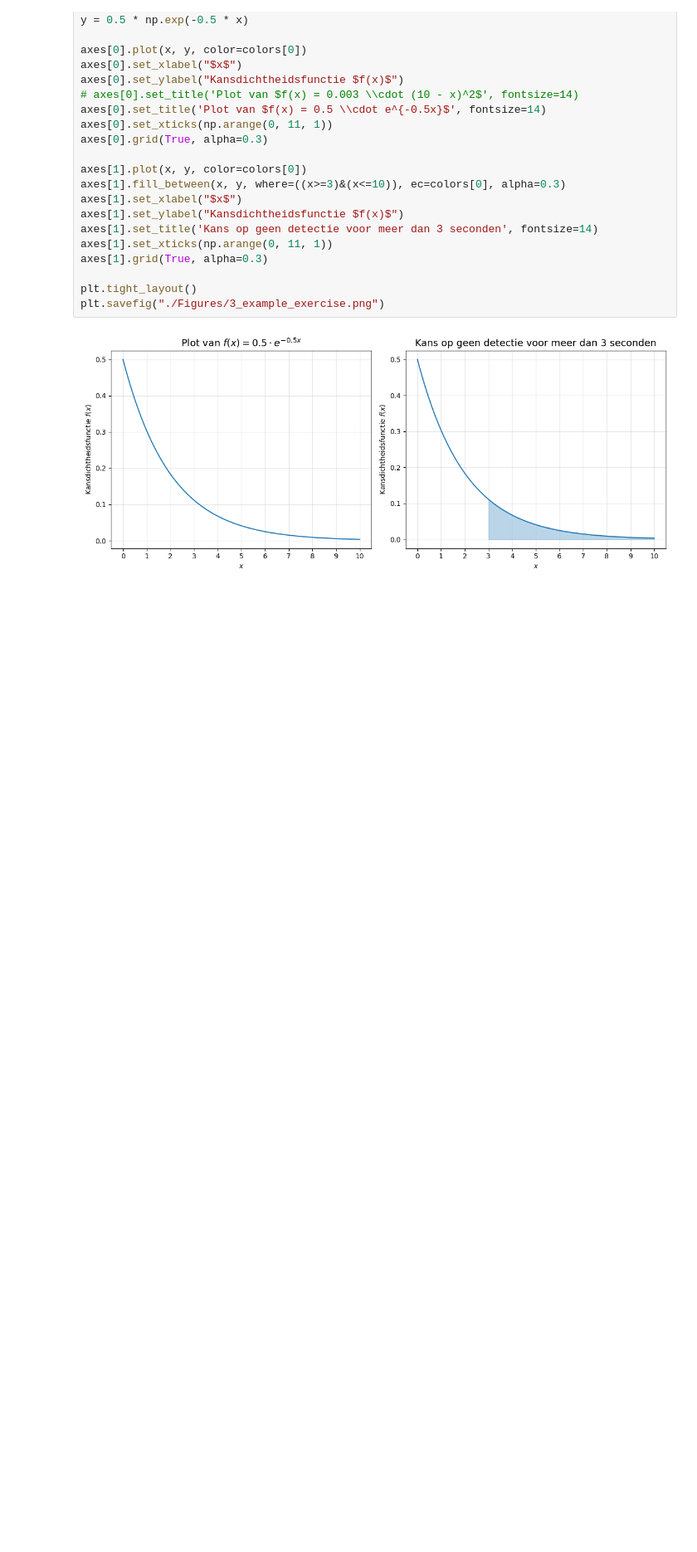
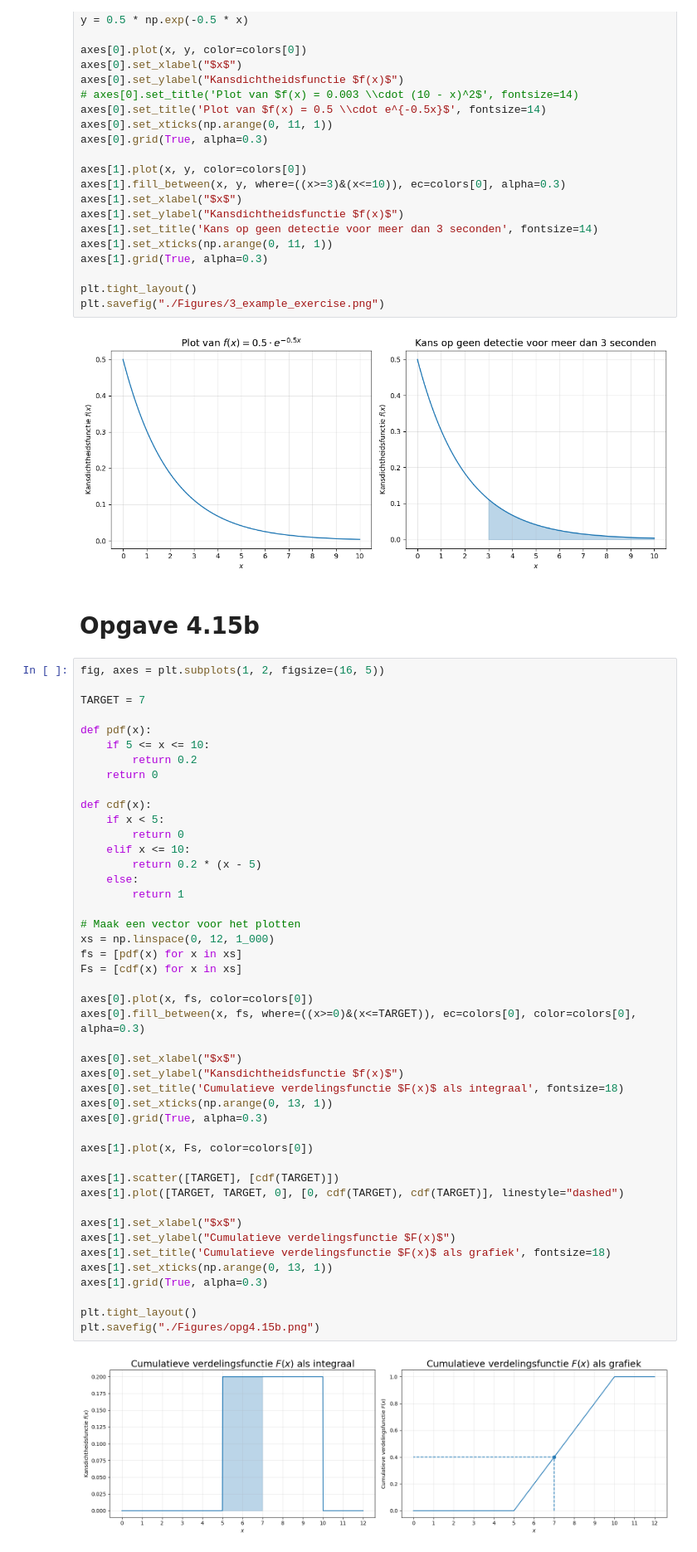
Before and after one commit to DBlom96/Statistiek, a Jupyter notebook: Python/ContinueKansvariabelen.ipynb, the cells around one changed output. Shown at 83% size. Saved outputs shown, nothing was run; the diff lists cells and outputs as text; blank space fills up the shorter version.

```diff
--- a/Python/ContinueKansvariabelen.ipynb
+++ b/Python/ContinueKansvariabelen.ipynb
@@ -144,3 +144,52 @@ plt.tight_layout()
 plt.savefig("./Figures/3_example_exercise.png")
 # %% [output]
 [figure]
+# %% [markdown]
+# Opgave 4.15b
+# %%
+fig, axes = plt.subplots(1, 2, figsize=(16, 5))
+
+TARGET = 7
+
+def pdf(x):
+    if 5 <= x <= 10:
+        return 0.2
+    return 0
+
+def cdf(x):
+    if x < 5:
+        return 0
+    elif x <= 10:
+        return 0.2 * (x - 5)
+    else:
+        return 1
+
+# Maak een vector voor het plotten
+xs = np.linspace(0, 12, 1_000)
+fs = [pdf(x) for x in xs]
+Fs = [cdf(x) for x in xs]
+
+axes[0].plot(x, fs, color=colors[0])
+axes[0].fill_between(x, fs, where=((x>=0)&(x<=TARGET)), ec=colors[0], color=colors[0], alpha=0.3)
+
+axes[0].set_xlabel("$x$")
+axes[0].set_ylabel("Kansdichtheidsfunctie $f(x)$")
+axes[0].set_title('Cumulatieve verdelingsfunctie $F(x)$ als integraal', fontsize=18)
+axes[0].set_xticks(np.arange(0, 13, 1))
+axes[0].grid(True, alpha=0.3)
+
+axes[1].plot(x, Fs, color=colors[0])
+
+axes[1].scatter([TARGET], [cdf(TARGET)])
+axes[1].plot([TARGET, TARGET, 0], [0, cdf(TARGET), cdf(TARGET)], linestyle="dashed")
+
+axes[1].set_xlabel("$x$")
+axes[1].set_ylabel("Cumulatieve verdelingsfunctie $F(x)$")
+axes[1].set_title('Cumulatieve verdelingsfunctie $F(x)$ als grafiek', fontsize=18)
+axes[1].set_xticks(np.arange(0, 13, 1))
+axes[1].grid(True, alpha=0.3)
+
+plt.tight_layout()
+plt.savefig("./Figures/opg4.15b.png")
+# %% [output]
+[figure, added]
```
Also changed, not shown: parts of 2 cells of this notebook, 39 other files.
